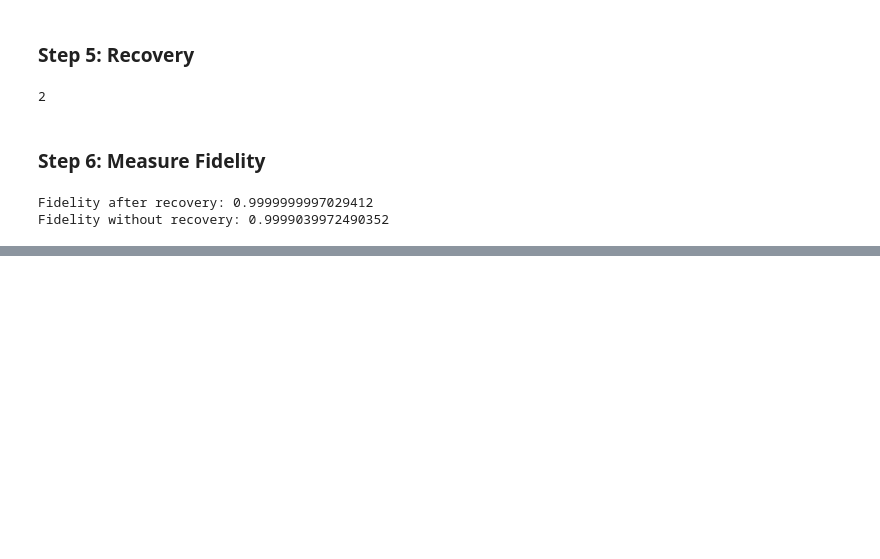
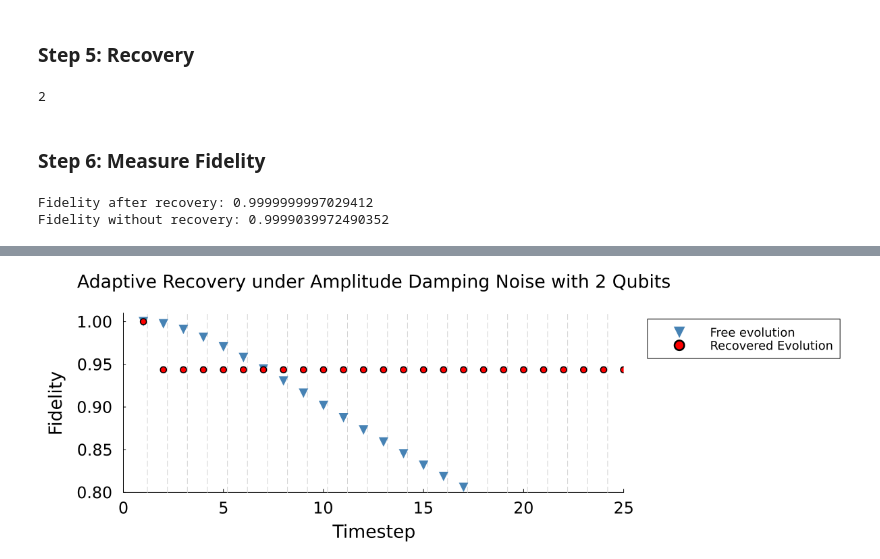
Before and after one commit to fedesss98/shooting-decoherences, a Jupyter notebook: notebooks/08-fede-correlated-noises.ipynb, the cells around one changed output, grey strips where cells are left out. Saved outputs shown, nothing was run; the diff lists cells and outputs as text; code cells hidden in the pictures; blank space fills up the shorter version.

```diff
--- a/notebooks/08-fede-correlated-noises.ipynb
+++ b/notebooks/08-fede-correlated-noises.ipynb
@@ -994,0 +1104,24 @@ Fidelity without recovery: 0.9999039972490352
+# %%
+cfg, state, logs = load_configuration("../configs/config.toml")
+
+ref_fidelities = zeros(Float64, cfg.n_timesteps)
+fidelities = zeros(Float64, cfg.n_timesteps)
+
+errors = 0
+
+p_states = Progress(cfg.n_states, desc="Adaptive Recovery ")
+for s in 1:cfg.n_states
+  try
+    start_idx, end_idx = _run_single_state!(cfg, state, logs, s)
+    ref_fidelities .+= logs.ref_fidelities[start_idx:end_idx]
+    fidelities .+= logs.fidelities[start_idx:end_idx]
+    next!(p_states)
+  catch e
+    @error "Error in state $s: $e"
+    errors += 1
+  end
+end
+
+println("Completed with $errors errors out of $(cfg.n_states) states.")
+
+avg_fidelities = (ref_fidelities ./ cfg.n_states, fidelities ./ cfg.n_states)
@@ -994,0 +1149,4 @@ Fidelity without recovery: 0.9999039972490352
+# %%
+plot_average_fidelity(avg_fidelities[2], avg_fidelities[1], state, cfg; show=true, save=false)
+# %% [output]
+[figure, added]
```
Also changed, not shown: parts of 9 cells of this notebook, 1 other file.
